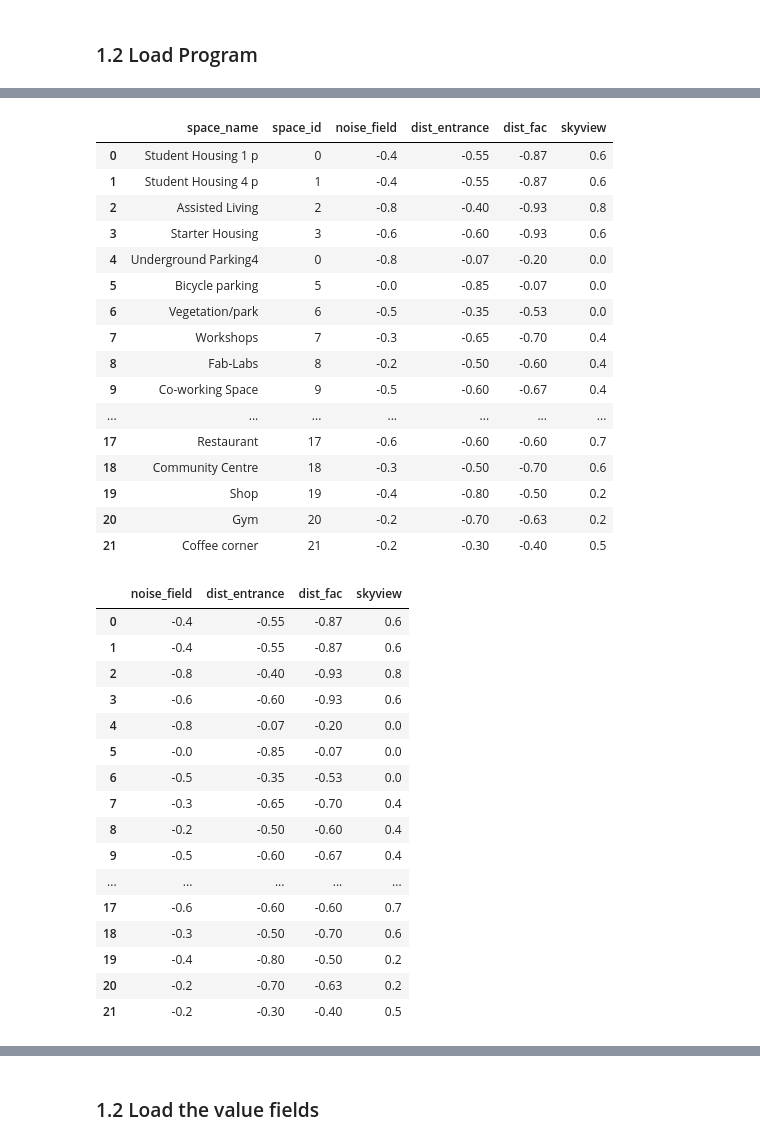
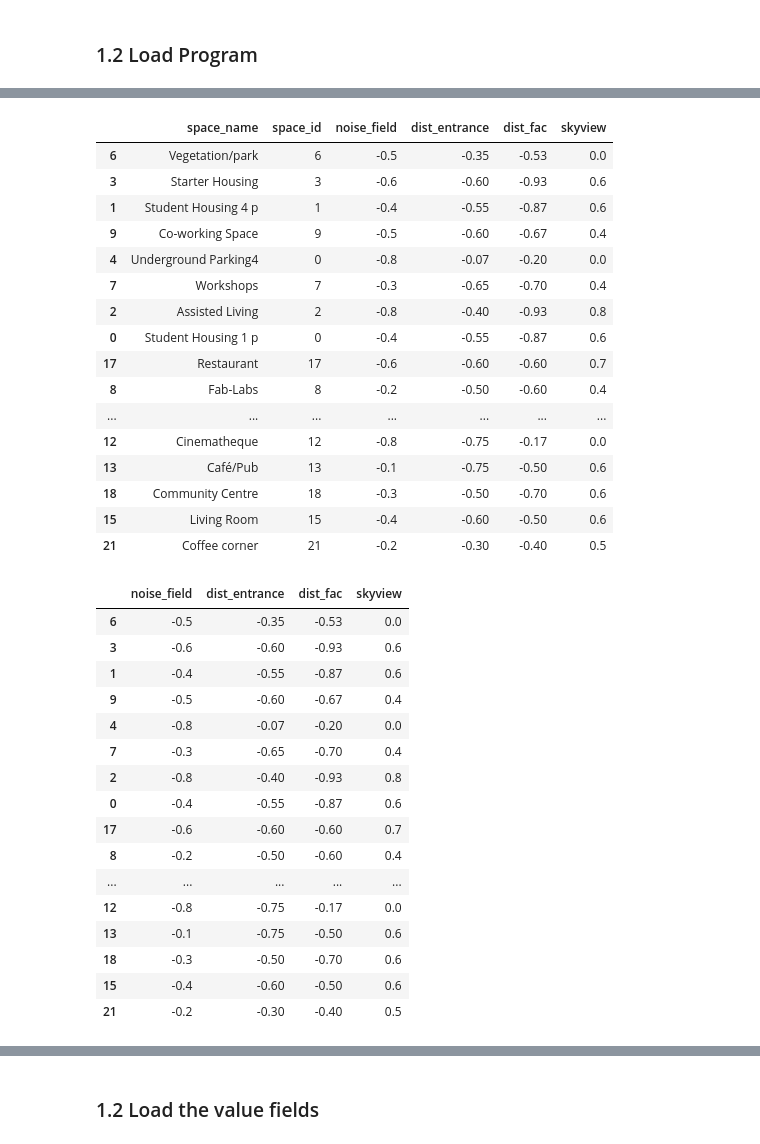
Before and after one commit to DaniqueBuchner/spatial_computing_project_template, a Jupyter notebook: Notebooks/w4_nieuw.ipynb, the cells around one changed output, grey strips where cells are left out. Saved outputs shown, nothing was run; the diff lists cells and outputs as text; code cells hidden in the pictures.

```diff
--- a/Notebooks/w4_nieuw.ipynb
+++ b/Notebooks/w4_nieuw.ipynb
@@ -89,3 +89,9 @@ len(avail_lattice)
 18
 # %% [markdown]
 ### 1.2 Load Program
+# %%
+# Load agent sizes
+sizes_complete = pd.read_csv("../Data/raw data/Agent_sizes.csv")
+Area = sizes_complete['Area']
+sizes_complete = sizes_complete.sort_values(by = 'Area', ascending=0)
+display(sizes_complete)
@@ -92,28 +160,33 @@ len(avail_lattice)
 # %%
 # Load preference
 program_complete = pd.read_csv("../Data/raw data/Programme_pref.csv")
 program_complete = program_complete.drop(["sunlight"], 1)
 program_complete['noise_field'] *= -1
 program_complete['dist_entrance'] *= -1
 program_complete['dist_fac'] *= -1
+
+program_complete['Area'] = Area
+program_complete = program_complete.sort_values(by='Area',ascending=0)
+program_complete = program_complete.drop(['Area'],1)
+
 program_complete
 # %% [output]
 |  | space_name | space_id | noise_field | dist_entrance | dist_fac | skyview |
+| 6 | Vegetation/park | 6 | -0.5 | -0.35 | -0.53 | 0.0 |
+| 3 | Starter Housing | 3 | -0.6 | -0.60 | -0.93 | 0.6 |
+| 1 | Student Housing 4 p | 1 | -0.4 | -0.55 | -0.87 | 0.6 |
+| 9 | Co-working Space | 9 | -0.5 | -0.60 | -0.67 | 0.4 |
+| 4 | Underground Parking4 | 0 | -0.8 | -0.07 | -0.20 | 0.0 |
+| 7 | Workshops | 7 | -0.3 | -0.65 | -0.70 | 0.4 |
+| 2 | Assisted Living | 2 | -0.8 | -0.40 | -0.93 | 0.8 |
 | 0 | Student Housing 1 p | 0 | -0.4 | -0.55 | -0.87 | 0.6 |
-| 1 | Student Housing 4 p | 1 | -0.4 | -0.55 | -0.87 | 0.6 |
-| 2 | Assisted Living | 2 | -0.8 | -0.40 | -0.93 | 0.8 |
-| 3 | Starter Housing | 3 | -0.6 | -0.60 | -0.93 | 0.6 |
-| 4 | Underground Parking4 | 0 | -0.8 | -0.07 | -0.20 | 0.0 |
-| 5 | Bicycle parking | 5 | -0.0 | -0.85 | -0.07 | 0.0 |
-| 6 | Vegetation/park | 6 | -0.5 | -0.35 | -0.53 | 0.0 |
-| 7 | Workshops | 7 | -0.3 | -0.65 | -0.70 | 0.4 |
+| 17 | Restaurant | 17 | -0.6 | -0.60 | -0.60 | 0.7 |
 | 8 | Fab-Labs | 8 | -0.2 | -0.50 | -0.60 | 0.4 |
-| 9 | Co-working Space | 9 | -0.5 | -0.60 | -0.67 | 0.4 |
 | ... | ... | ... | ... | ... | ... | ... |
-| 17 | Restaurant | 17 | -0.6 | -0.60 | -0.60 | 0.7 |
+| 12 | Cinematheque | 12 | -0.8 | -0.75 | -0.17 | 0.0 |
+| 13 | Café/Pub | 13 | -0.1 | -0.75 | -0.50 | 0.6 |
 | 18 | Community Centre | 18 | -0.3 | -0.50 | -0.70 | 0.6 |
-| 19 | Shop | 19 | -0.4 | -0.80 | -0.50 | 0.2 |
-| 20 | Gym | 20 | -0.2 | -0.70 | -0.63 | 0.2 |
+| 15 | Living Room | 15 | -0.4 | -0.60 | -0.50 | 0.6 |
 | 21 | Coffee corner | 21 | -0.2 | -0.30 | -0.40 | 0.5 |
 # %%
 # Simplify it
@@ -121,19 +194,19 @@ program_prefs = program_complete.drop(["space_name","space_id"], 1)
 program_prefs
 # %% [output]
 |  | noise_field | dist_entrance | dist_fac | skyview |
+| 6 | -0.5 | -0.35 | -0.53 | 0.0 |
+| 3 | -0.6 | -0.60 | -0.93 | 0.6 |
+| 1 | -0.4 | -0.55 | -0.87 | 0.6 |
+| 9 | -0.5 | -0.60 | -0.67 | 0.4 |
+| 4 | -0.8 | -0.07 | -0.20 | 0.0 |
+| 7 | -0.3 | -0.65 | -0.70 | 0.4 |
+| 2 | -0.8 | -0.40 | -0.93 | 0.8 |
 | 0 | -0.4 | -0.55 | -0.87 | 0.6 |
-| 1 | -0.4 | -0.55 | -0.87 | 0.6 |
-| 2 | -0.8 | -0.40 | -0.93 | 0.8 |
-| 3 | -0.6 | -0.60 | -0.93 | 0.6 |
-| 4 | -0.8 | -0.07 | -0.20 | 0.0 |
-| 5 | -0.0 | -0.85 | -0.07 | 0.0 |
-| 6 | -0.5 | -0.35 | -0.53 | 0.0 |
-| 7 | -0.3 | -0.65 | -0.70 | 0.4 |
+| 17 | -0.6 | -0.60 | -0.60 | 0.7 |
 | 8 | -0.2 | -0.50 | -0.60 | 0.4 |
-| 9 | -0.5 | -0.60 | -0.67 | 0.4 |
 | ... | ... | ... | ... | ... |
-| 17 | -0.6 | -0.60 | -0.60 | 0.7 |
+| 12 | -0.8 | -0.75 | -0.17 | 0.0 |
+| 13 | -0.1 | -0.75 | -0.50 | 0.6 |
 | 18 | -0.3 | -0.50 | -0.70 | 0.6 |
-| 19 | -0.4 | -0.80 | -0.50 | 0.2 |
-| 20 | -0.2 | -0.70 | -0.63 | 0.2 |
+| 15 | -0.4 | -0.60 | -0.50 | 0.6 |
 | 21 | -0.2 | -0.30 | -0.40 | 0.5 |
```
Also changed, not shown: parts of 12 cells of this notebook.
